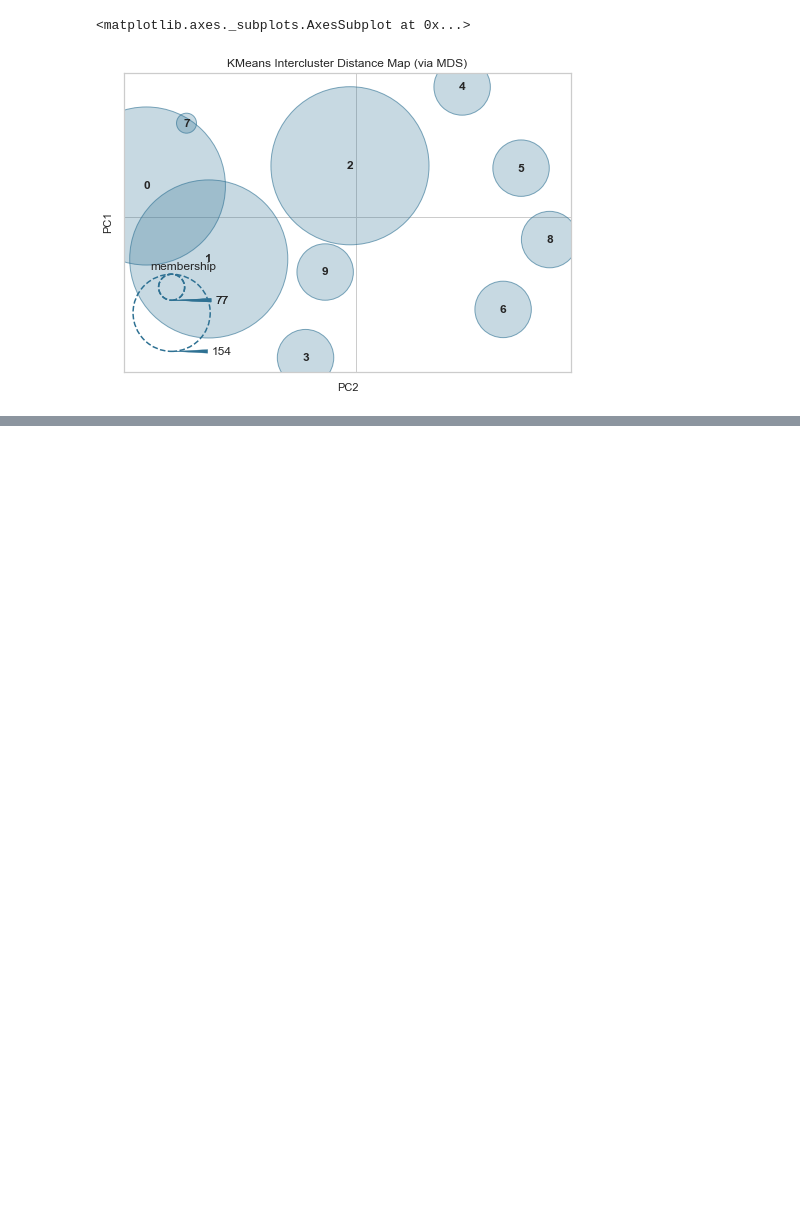
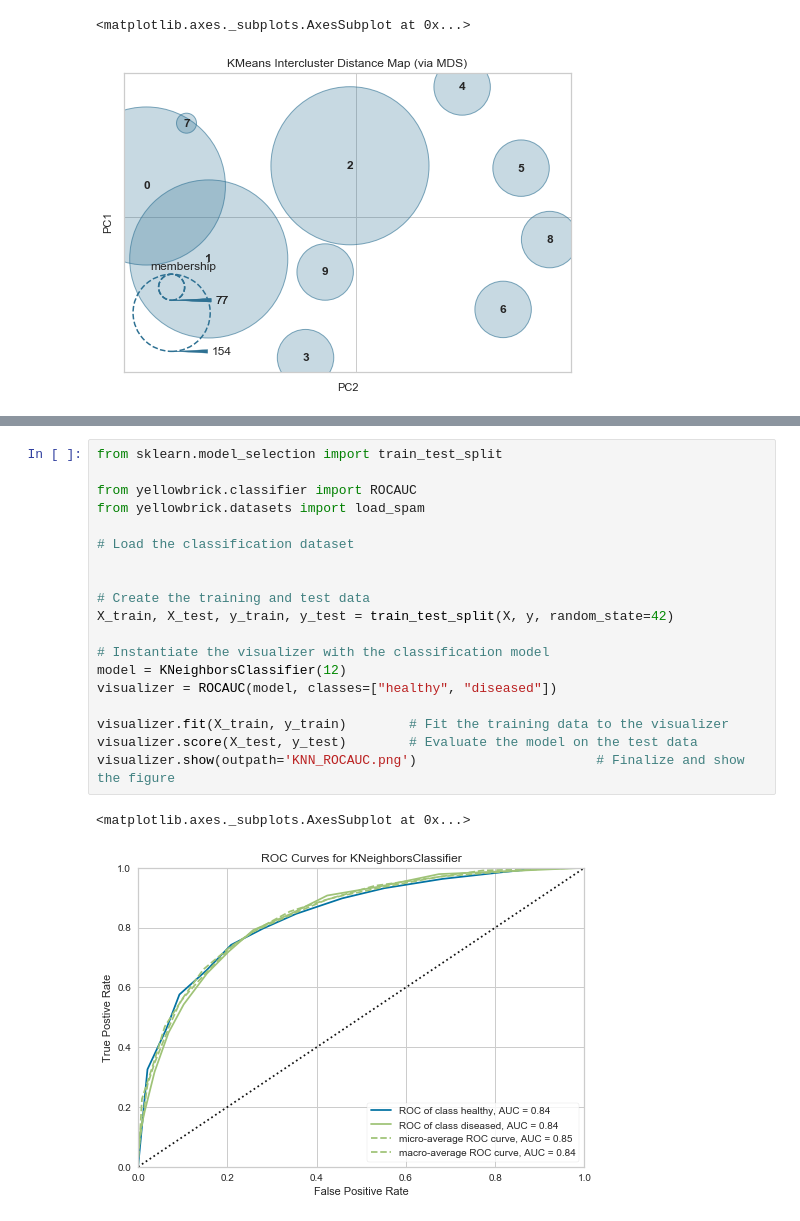
Before and after one commit to lagane-78/heartdiseasepredictor, a Jupyter notebook: temp/featureanalysis.ipynb, the cells around one changed output, grey strips where cells are left out. Drawn from its saved outputs; the diff is of its cells as text; blank space fills up the shorter version.

```diff
--- a/temp/featureanalysis.ipynb
+++ b/temp/featureanalysis.ipynb
@@ -172,0 +226,22 @@ visualizer.show(outpath="KNNintercluterdistance.png")        # Finalize and rend
+# %%
+from sklearn.model_selection import train_test_split
+
+from yellowbrick.classifier import ROCAUC
+from yellowbrick.datasets import load_spam
+
+# Load the classification dataset
+
+
+# Create the training and test data
+X_train, X_test, y_train, y_test = train_test_split(X, y, random_state=42)
+
+# Instantiate the visualizer with the classification model
+model = KNeighborsClassifier(12)
+visualizer = ROCAUC(model, classes=["healthy", "diseased"])
+
+visualizer.fit(X_train, y_train)        # Fit the training data to the visualizer
+visualizer.score(X_test, y_test)        # Evaluate the model on the test data
+visualizer.show(outpath='KNN_ROCAUC.png')                       # Finalize and show the figure
+# %% [output]
+<matplotlib.axes._subplots.AxesSubplot at 0x...>
+[figure, added]
```
Also changed, not shown: parts of 10 cells of this notebook, 9 other files.
